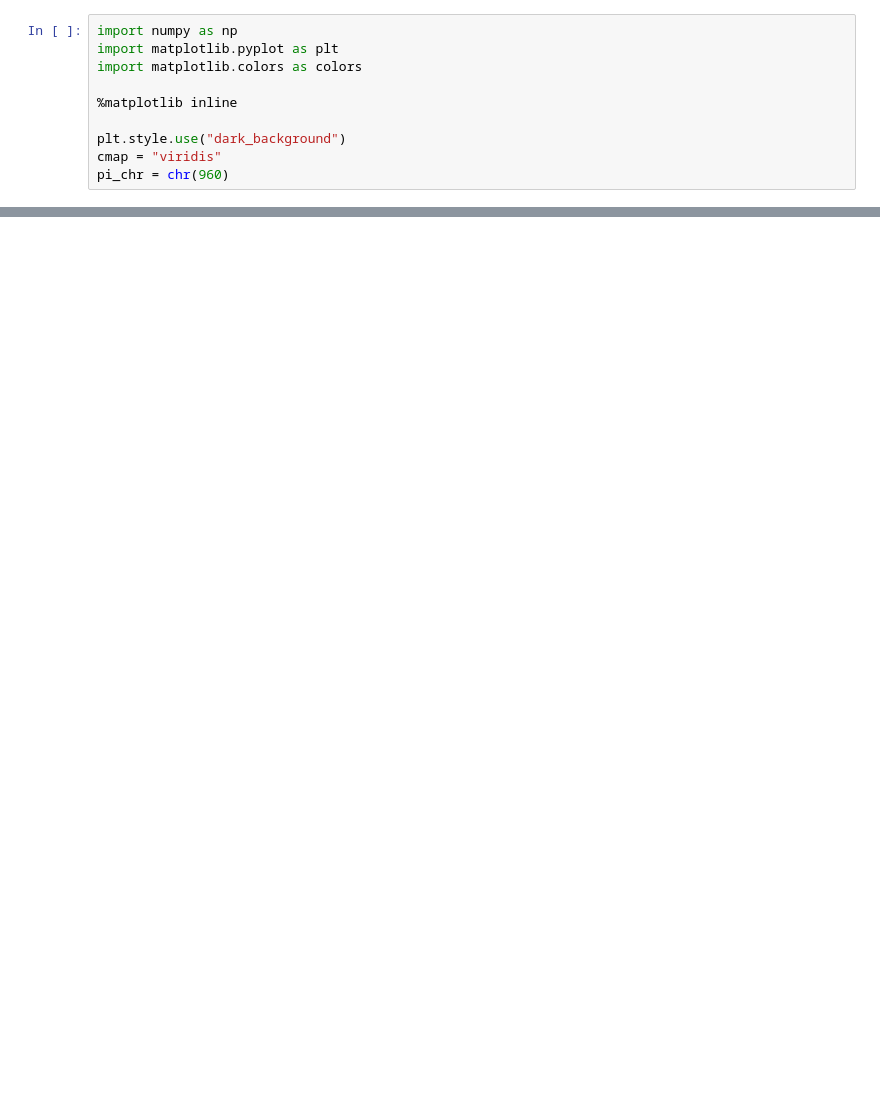
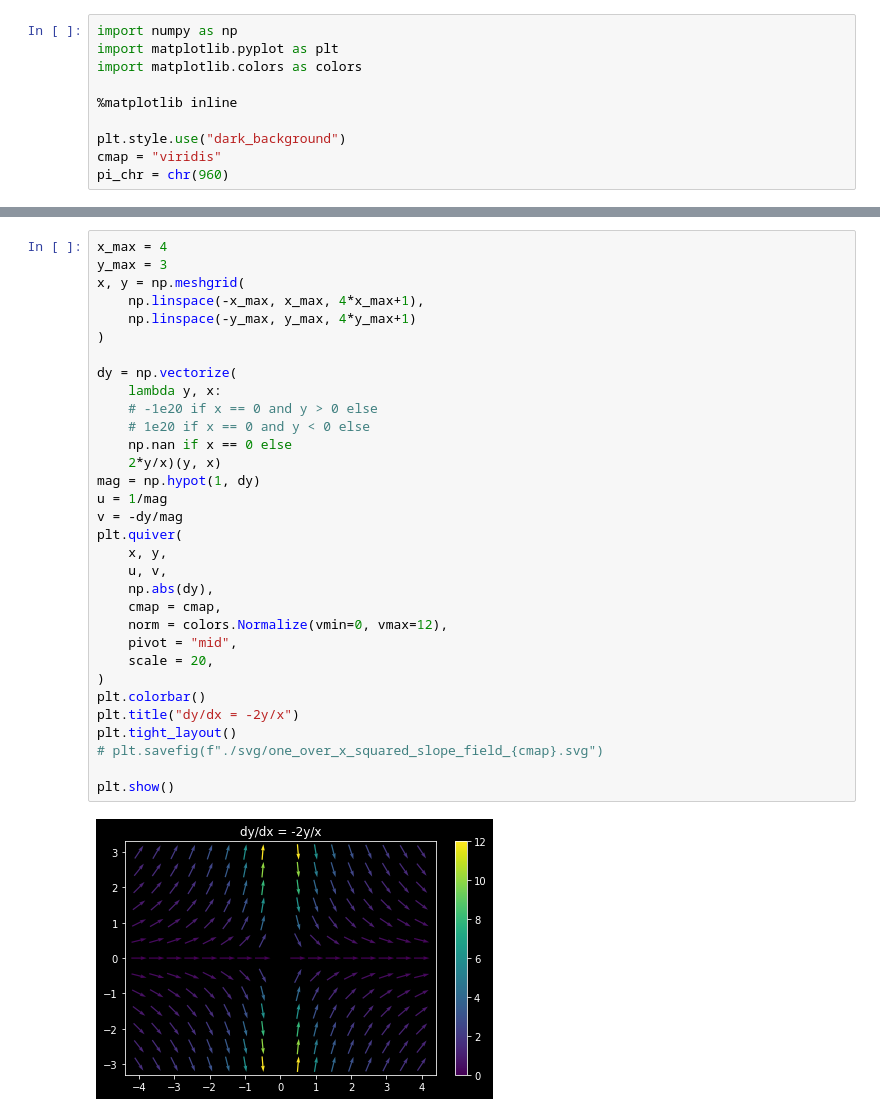
Before and after one commit to zachartrand/Field-plots, a Jupyter notebook: slope_fields/slope_fields.ipynb, the cells around one changed output, grey strips where cells are left out. Drawn from its saved outputs; the diff is of its cells as text; blank space fills up the shorter version.

```diff
--- a/slope_fields/slope_fields.ipynb
+++ b/slope_fields/slope_fields.ipynb
@@ -261,0 +331,34 @@ plt.show()
+# %%
+x_max = 4
+y_max = 3
+x, y = np.meshgrid(
+    np.linspace(-x_max, x_max, 4*x_max+1),
+    np.linspace(-y_max, y_max, 4*y_max+1)
+)
+
+dy = np.vectorize(
+    lambda y, x:
+    # -1e20 if x == 0 and y > 0 else
+    # 1e20 if x == 0 and y < 0 else
+    np.nan if x == 0 else
+    2*y/x)(y, x)
+mag = np.hypot(1, dy)
+u = 1/mag
+v = -dy/mag
+plt.quiver(
+    x, y,
+    u, v,
+    np.abs(dy),
+    cmap = cmap,
+    norm = colors.Normalize(vmin=0, vmax=12),
+    pivot = "mid",
+    scale = 20,
+)
+plt.colorbar()
+plt.title("dy/dx = -2y/x")
+plt.tight_layout()
+# plt.savefig(f"./svg/one_over_x_squared_slope_field_{cmap}.svg")
+
+plt.show()
+# %% [output]
+[figure, added]
```
Also changed, not shown: parts of 14 cells of this notebook, 22 other files.
